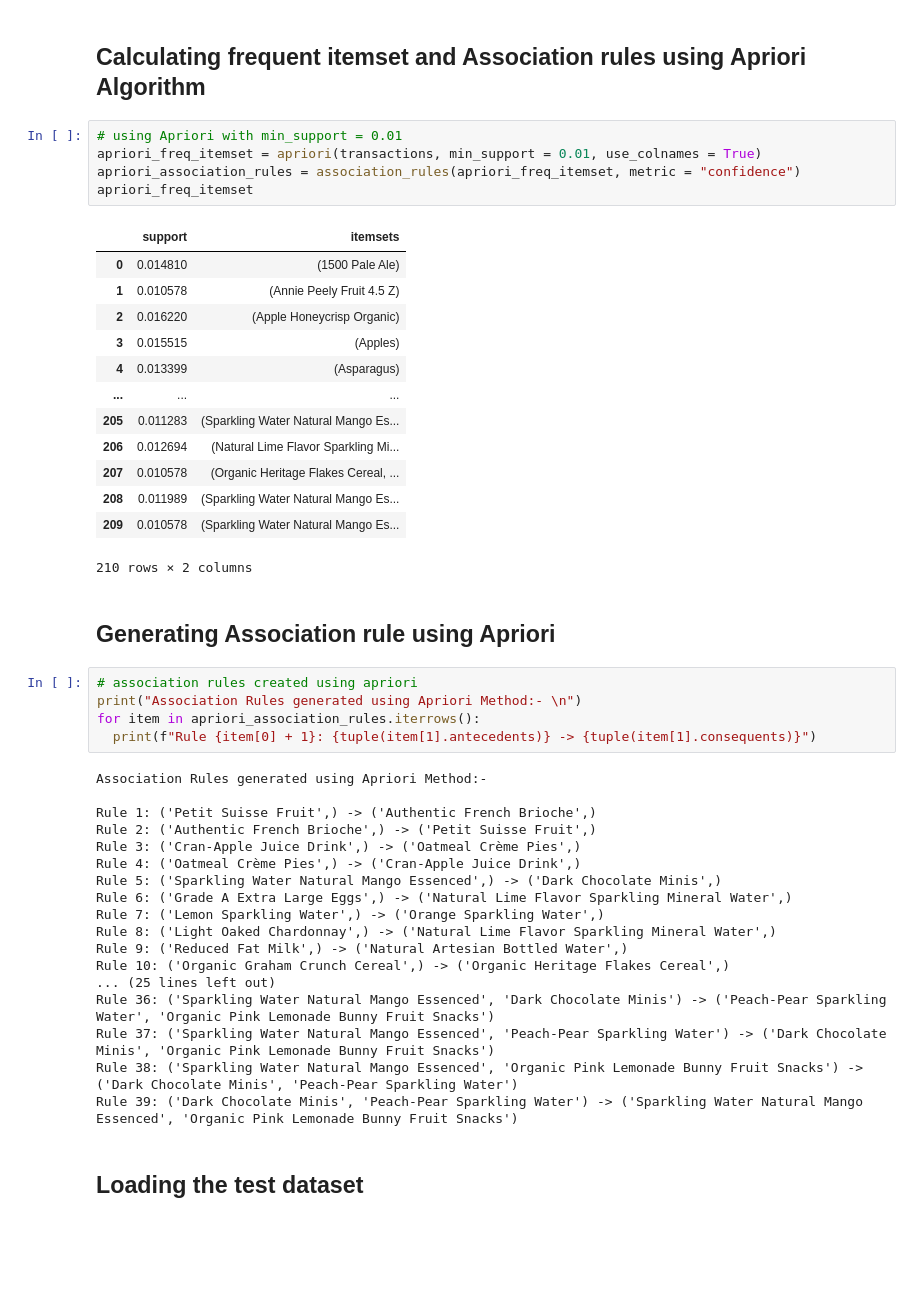
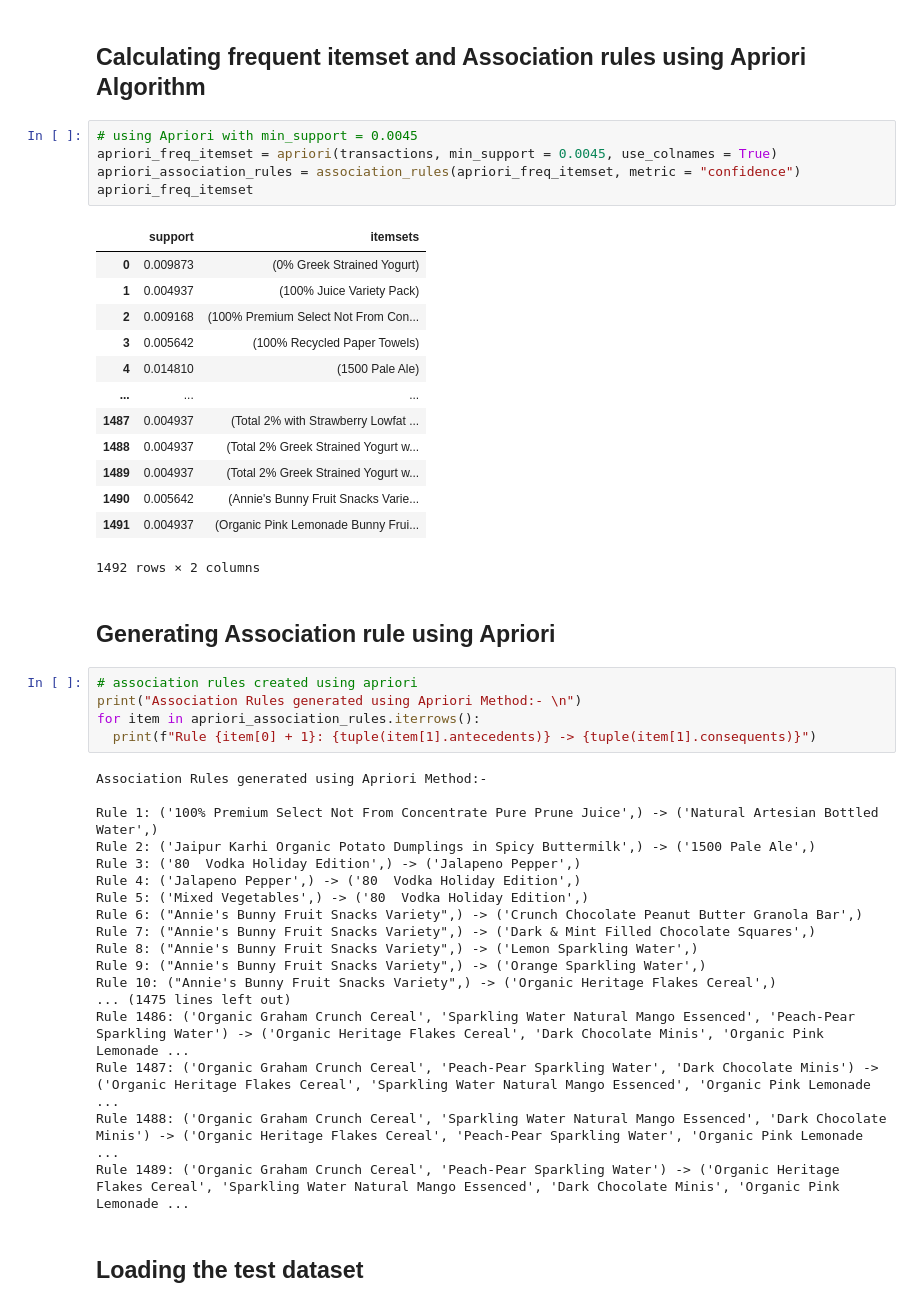
Before and after one commit to Karishma-Kuria/CMPE-256-Adv-DataMining, a Jupyter notebook: Apriori_Algorithm.ipynb, the cells around one changed output. Cells and saved outputs as stored; diff of their text form; blank space fills up the shorter version.

```diff
--- a/Apriori_Algorithm.ipynb
+++ b/Apriori_Algorithm.ipynb
@@ -119,24 +119,24 @@ transactions
 # %% [markdown]
 ## Calculating frequent itemset and Association rules using Apriori Algorithm
 # %%
-# using Apriori with min_support = 0.01
-apriori_freq_itemset = apriori(transactions, min_support = 0.01, use_colnames = True)
+# using Apriori with min_support = 0.0045
+apriori_freq_itemset = apriori(transactions, min_support = 0.0045, use_colnames = True)
 apriori_association_rules = association_rules(apriori_freq_itemset, metric = "confidence")
 apriori_freq_itemset
 # %% [output]
 |  | support | itemsets |
-| 0 | 0.014810 | (1500 Pale Ale) |
-| 1 | 0.010578 | (Annie Peely Fruit 4.5 Z) |
-| 2 | 0.016220 | (Apple Honeycrisp Organic) |
-| 3 | 0.015515 | (Apples) |
-| 4 | 0.013399 | (Asparagus) |
+| 0 | 0.009873 | (0% Greek Strained Yogurt) |
+| 1 | 0.004937 | (100% Juice Variety Pack) |
+| 2 | 0.009168 | (100% Premium Select Not From Con... |
+| 3 | 0.005642 | (100% Recycled Paper Towels) |
+| 4 | 0.014810 | (1500 Pale Ale) |
 | ... | ... | ... |
-| 205 | 0.011283 | (Sparkling Water Natural Mango Es... |
-| 206 | 0.012694 | (Natural Lime Flavor Sparkling Mi... |
-| 207 | 0.010578 | (Organic Heritage Flakes Cereal, ... |
-| 208 | 0.011989 | (Sparkling Water Natural Mango Es... |
-| 209 | 0.010578 | (Sparkling Water Natural Mango Es... |
+| 1487 | 0.004937 | (Total 2% with Strawberry Lowfat ... |
+| 1488 | 0.004937 | (Total 2% Greek Strained Yogurt w... |
+| 1489 | 0.004937 | (Total 2% Greek Strained Yogurt w... |
+| 1490 | 0.005642 | (Annie's Bunny Fruit Snacks Varie... |
+| 1491 | 0.004937 | (Organic Pink Lemonade Bunny Frui... |
-210 rows × 2 columns
+1492 rows × 2 columns
 # %% [markdown]
 ## Generating Association rule using Apriori
 # %%
@@ -147,21 +147,21 @@ for item in apriori_association_rules.iterrows():
 # %% [output]
 Association Rules generated using Apriori Method:-
 
-Rule 1: ('Petit Suisse Fruit',) -> ('Authentic French Brioche',)
-Rule 2: ('Authentic French Brioche',) -> ('Petit Suisse Fruit',)
-Rule 3: ('Cran-Apple Juice Drink',) -> ('Oatmeal Crème Pies',)
-Rule 4: ('Oatmeal Crème Pies',) -> ('Cran-Apple Juice Drink',)
-Rule 5: ('Sparkling Water Natural Mango Essenced',) -> ('Dark Chocolate Minis',)
-Rule 6: ('Grade A Extra Large Eggs',) -> ('Natural Lime Flavor Sparkling Mineral Water',)
-Rule 7: ('Lemon Sparkling Water',) -> ('Orange Sparkling Water',)
-Rule 8: ('Light Oaked Chardonnay',) -> ('Natural Lime Flavor Sparkling Mineral Water',)
-Rule 9: ('Reduced Fat Milk',) -> ('Natural Artesian Bottled Water',)
-Rule 10: ('Organic Graham Crunch Cereal',) -> ('Organic Heritage Flakes Cereal',)
-... (25 lines left out)
-Rule 36: ('Sparkling Water Natural Mango Essenced', 'Dark Chocolate Minis') -> ('Peach-Pear Sparkling Water', 'Organic Pink Lemonade Bunny Fruit Snacks')
-Rule 37: ('Sparkling Water Natural Mango Essenced', 'Peach-Pear Sparkling Water') -> ('Dark Chocolate Minis', 'Organic Pink Lemonade Bunny Fruit Snacks')
-Rule 38: ('Sparkling Water Natural Mango Essenced', 'Organic Pink Lemonade Bunny Fruit Snacks') -> ('Dark Chocolate Minis', 'Peach-Pear Sparkling Water')
-Rule 39: ('Dark Chocolate Minis', 'Peach-Pear Sparkling Water') -> ('Sparkling Water Natural Mango Essenced', 'Organic Pink Lemonade Bunny Fruit Snacks')
+Rule 1: ('100% Premium Select Not From Concentrate Pure Prune Juice',) -> ('Natural Artesian Bottled Water',)
+Rule 2: ('Jaipur Karhi Organic Potato Dumplings in Spicy Buttermilk',) -> ('1500 Pale Ale',)
+Rule 3: ('80  Vodka Holiday Edition',) -> ('Jalapeno Pepper',)
+Rule 4: ('Jalapeno Pepper',) -> ('80  Vodka Holiday Edition',)
+Rule 5: ('Mixed Vegetables',) -> ('80  Vodka Holiday Edition',)
+Rule 6: ("Annie's Bunny Fruit Snacks Variety",) -> ('Crunch Chocolate Peanut Butter Granola Bar',)
+Rule 7: ("Annie's Bunny Fruit Snacks Variety",) -> ('Dark & Mint Filled Chocolate Squares',)
+Rule 8: ("Annie's Bunny Fruit Snacks Variety",) -> ('Lemon Sparkling Water',)
+Rule 9: ("Annie's Bunny Fruit Snacks Variety",) -> ('Orange Sparkling Water',)
+Rule 10: ("Annie's Bunny Fruit Snacks Variety",) -> ('Organic Heritage Flakes Cereal',)
+... (1475 lines left out)
+Rule 1486: ('Organic Graham Crunch Cereal', 'Sparkling Water Natural Mango Essenced', 'Peach-Pear Sparkling Water') -> ('Organic Heritage Flakes Cereal', 'Dark Chocolate Minis', 'Organic Pink Lemonade ...
+Rule 1487: ('Organic Graham Crunch Cereal', 'Peach-Pear Sparkling Water', 'Dark Chocolate Minis') -> ('Organic Heritage Flakes Cereal', 'Sparkling Water Natural Mango Essenced', 'Organic Pink Lemonade ...
+Rule 1488: ('Organic Graham Crunch Cereal', 'Sparkling Water Natural Mango Essenced', 'Dark Chocolate Minis') -> ('Organic Heritage Flakes Cereal', 'Peach-Pear Sparkling Water', 'Organic Pink Lemonade ...
+Rule 1489: ('Organic Graham Crunch Cereal', 'Peach-Pear Sparkling Water') -> ('Organic Heritage Flakes Cereal', 'Sparkling Water Natural Mango Essenced', 'Dark Chocolate Minis', 'Organic Pink Lemonade ...
 # %% [markdown]
 ## Loading the test dataset
 # %%
```
Also changed, not shown: parts of 4 cells of this notebook.
